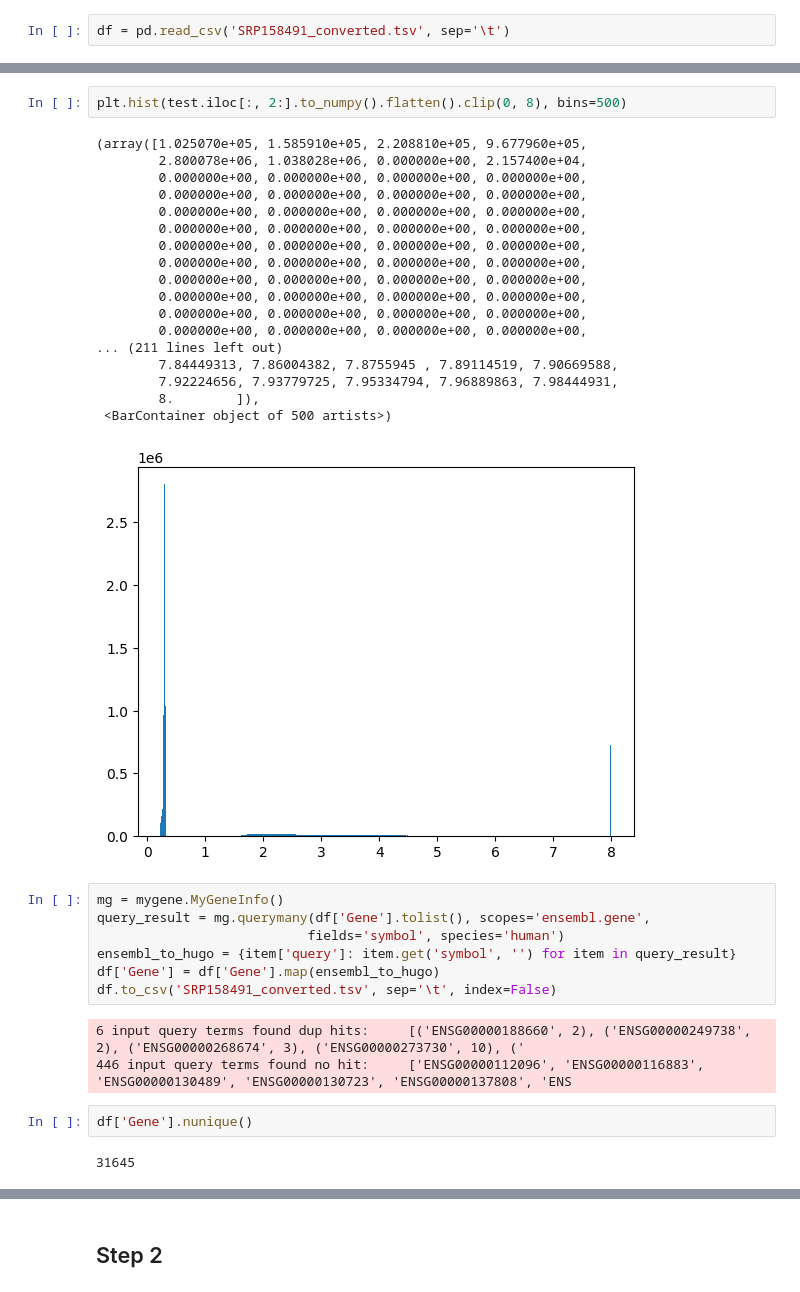
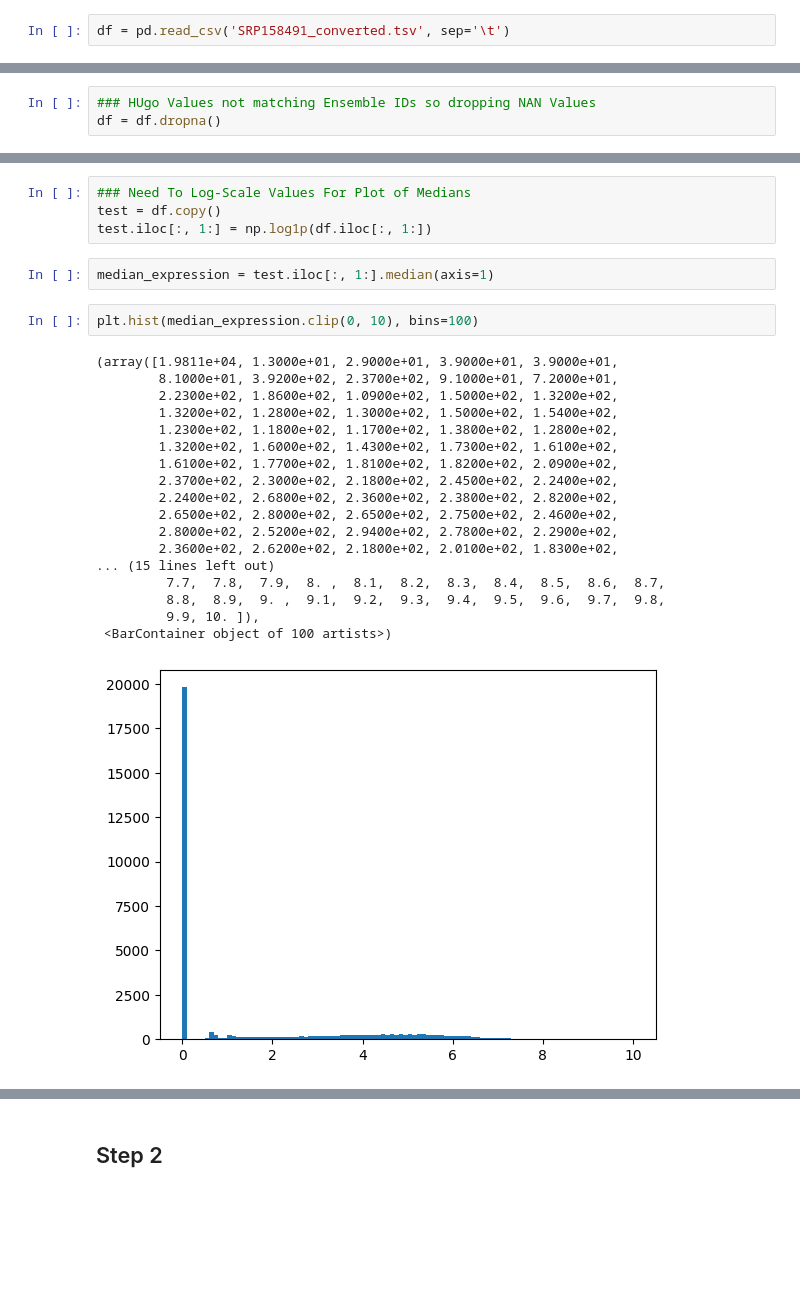
Before and after one commit to marielledoenges/BioInfoAlg_RheumArth, a Jupyter notebook: assignment2.ipynb, the cells around one changed output, grey strips where cells are left out. Cells and saved outputs as stored; diff of their text form; blank space fills up the shorter version.

```diff
--- a/assignment2.ipynb
+++ b/assignment2.ipynb
@@ -29,0 +26,3 @@ test
+# %%
+### HUgo Values not matching Ensemble IDs so dropping NAN Values
+df = df.dropna()
@@ -30,35 +45,27 @@ test
+# %%
+### Need To Log-Scale Values For Plot of Medians
+test = df.copy()
+test.iloc[:, 1:] = np.log1p(df.iloc[:, 1:])
+# %%
+median_expression = test.iloc[:, 1:].median(axis=1)
 # %%
-plt.hist(test.iloc[:, 2:].to_numpy().flatten().clip(0, 8), bins=500)
+plt.hist(median_expression.clip(0, 10), bins=100)
 # %% [output]
-(array([1.025070e+05, 1.585910e+05, 2.208810e+05, 9.677960e+05,
-        2.800078e+06, 1.038028e+06, 0.000000e+00, 2.157400e+04,
-        0.000000e+00, 0.000000e+00, 0.000000e+00, 0.000000e+00,
-        0.000000e+00, 0.000000e+00, 0.000000e+00, 0.000000e+00,
-        0.000000e+00, 0.000000e+00, 0.000000e+00, 0.000000e+00,
-        0.000000e+00, 0.000000e+00, 0.000000e+00, 0.000000e+00,
-        0.000000e+00, 0.000000e+00, 0.000000e+00, 0.000000e+00,
-        0.000000e+00, 0.000000e+00, 0.000000e+00, 0.000000e+00,
-        0.000000e+00, 0.000000e+00, 0.000000e+00, 0.000000e+00,
-        0.000000e+00, 0.000000e+00, 0.000000e+00, 0.000000e+00,
-        0.000000e+00, 0.000000e+00, 0.000000e+00, 0.000000e+00,
-        0.000000e+00, 0.000000e+00, 0.000000e+00, 0.000000e+00,
-... (211 lines left out)
-        7.84449313, 7.86004382, 7.8755945 , 7.89114519, 7.90669588,
-        7.92224656, 7.93779725, 7.95334794, 7.96889863, 7.98444931,
-        8.        ]),
- <BarContainer object of 500 artists>)
+(array([1.9811e+04, 1.3000e+01, 2.9000e+01, 3.9000e+01, 3.9000e+01,
+        8.1000e+01, 3.9200e+02, 2.3700e+02, 9.1000e+01, 7.2000e+01,
+        2.2300e+02, 1.8600e+02, 1.0900e+02, 1.5000e+02, 1.3200e+02,
+        1.3200e+02, 1.2800e+02, 1.3000e+02, 1.5000e+02, 1.5400e+02,
+        1.2300e+02, 1.1800e+02, 1.1700e+02, 1.3800e+02, 1.2800e+02,
+        1.3200e+02, 1.6000e+02, 1.4300e+02, 1.7300e+02, 1.6100e+02,
+        1.6100e+02, 1.7700e+02, 1.8100e+02, 1.8200e+02, 2.0900e+02,
+        2.3700e+02, 2.3000e+02, 2.1800e+02, 2.4500e+02, 2.2400e+02,
+        2.2400e+02, 2.6800e+02, 2.3600e+02, 2.3800e+02, 2.8200e+02,
+        2.6500e+02, 2.8000e+02, 2.6500e+02, 2.7500e+02, 2.4600e+02,
+        2.8000e+02, 2.5200e+02, 2.9400e+02, 2.7800e+02, 2.2900e+02,
+        2.3600e+02, 2.6200e+02, 2.1800e+02, 2.0100e+02, 1.8300e+02,
+... (15 lines left out)
+         7.7,  7.8,  7.9,  8. ,  8.1,  8.2,  8.3,  8.4,  8.5,  8.6,  8.7,
+         8.8,  8.9,  9. ,  9.1,  9.2,  9.3,  9.4,  9.5,  9.6,  9.7,  9.8,
+         9.9, 10. ]),
+ <BarContainer object of 100 artists>)
-[figure, old version]
+[figure, new version]
-# %%
-mg = mygene.MyGeneInfo()
-query_result = mg.querymany(df['Gene'].tolist(), scopes='ensembl.gene',
-                           fields='symbol', species='human')
-ensembl_to_hugo = {item['query']: item.get('symbol', '') for item in query_result}
-df['Gene'] = df['Gene'].map(ensembl_to_hugo)
-df.to_csv('SRP158491_converted.tsv', sep='\t', index=False)
-# %% [output]
-6 input query terms found dup hits:     [('ENSG00000188660', 2), ('ENSG00000249738', 2), ('ENSG00000268674', 3), ('ENSG00000273730', 10), ('
-446 input query terms found no hit:     ['ENSG00000112096', 'ENSG00000116883', 'ENSG00000130489', 'ENSG00000130723', 'ENSG00000137808', 'ENS
-# %%
-df['Gene'].nunique()
-# %% [output]
-31645
```
Also changed, not shown: parts of 25 cells of this notebook, 4 other files.
